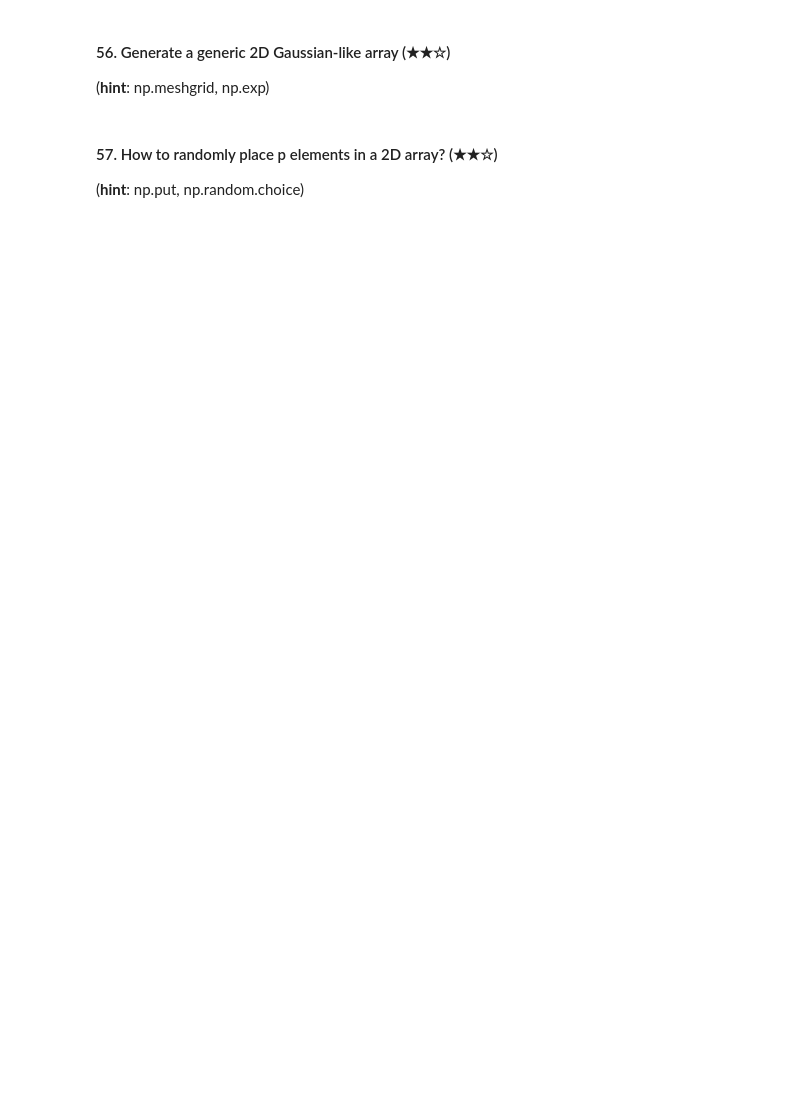
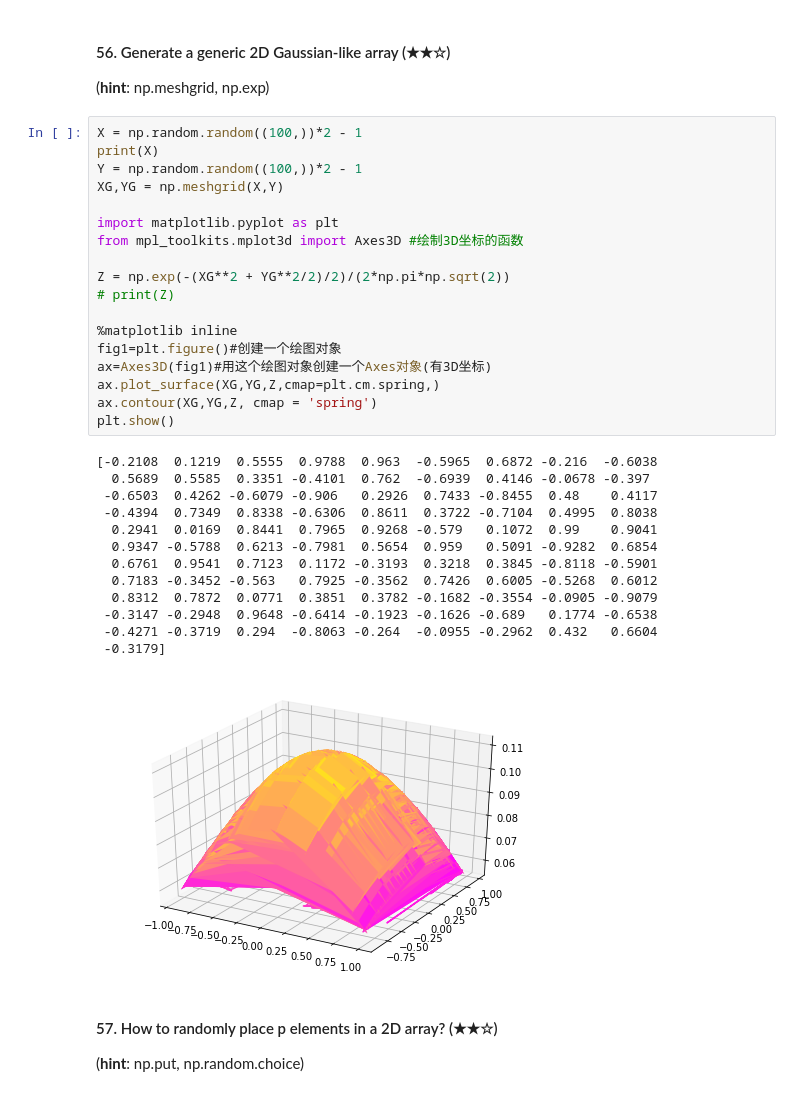
Before and after one commit to passionzhan/numpy-100, a Jupyter notebook: 100_Numpy_exercises_with_hint.ipynb, the cells around one changed output. Drawn from its saved outputs; the diff is of its cells as text; blank space fills up the shorter version.

```diff
--- a/100_Numpy_exercises_with_hint.ipynb
+++ b/100_Numpy_exercises_with_hint.ipynb
@@ -1091,6 +1211,38 @@ ValueError: could not assign tuple of length 3 to structure with 2 fields.
 # %% [markdown]
 #### 56. Generate a generic 2D Gaussian-like array (★★☆)
 (**hint**: np.meshgrid, np.exp)
+# %%
+X = np.random.random((100,))*2 - 1
+print(X)
+Y = np.random.random((100,))*2 - 1
+XG,YG = np.meshgrid(X,Y)
+
+import matplotlib.pyplot as plt
+from mpl_toolkits.mplot3d import Axes3D #绘制3D坐标的函数
+
+Z = np.exp(-(XG**2 + YG**2/2)/2)/(2*np.pi*np.sqrt(2))
+# print(Z)
+
+%matplotlib inline
+fig1=plt.figure()#创建一个绘图对象
+ax=Axes3D(fig1)#用这个绘图对象创建一个Axes对象(有3D坐标)
+ax.plot_surface(XG,YG,Z,cmap=plt.cm.spring,)
+ax.contour(XG,YG,Z, cmap = 'spring')
+plt.show()
+# %% [output]
+[-0.2108  0.1219  0.5555  0.9788  0.963  -0.5965  0.6872 -0.216  -0.6038
+  0.5689  0.5585  0.3351 -0.4101  0.762  -0.6939  0.4146 -0.0678 -0.397
+ -0.6503  0.4262 -0.6079 -0.906   0.2926  0.7433 -0.8455  0.48    0.4117
+ -0.4394  0.7349  0.8338 -0.6306  0.8611  0.3722 -0.7104  0.4995  0.8038
+  0.2941  0.0169  0.8441  0.7965  0.9268 -0.579   0.1072  0.99    0.9041
+  0.9347 -0.5788  0.6213 -0.7981  0.5654  0.959   0.5091 -0.9282  0.6854
+  0.6761  0.9541  0.7123  0.1172 -0.3193  0.3218  0.3845 -0.8118 -0.5901
+  0.7183 -0.3452 -0.563   0.7925 -0.3562  0.7426  0.6005 -0.5268  0.6012
+  0.8312  0.7872  0.0771  0.3851  0.3782 -0.1682 -0.3554 -0.0905 -0.9079
+ -0.3147 -0.2948  0.9648 -0.6414 -0.1923 -0.1626 -0.689   0.1774 -0.6538
+ -0.4271 -0.3719  0.294  -0.8063 -0.264  -0.0955 -0.2962  0.432   0.6604
+ -0.3179]
+[figure, added]
 # %% [markdown]
 #### 57. How to randomly place p elements in a 2D array? (★★☆)
 (**hint**: np.put, np.random.choice)
```
Also changed, not shown: parts of 8 cells of this notebook, 1 other file.
